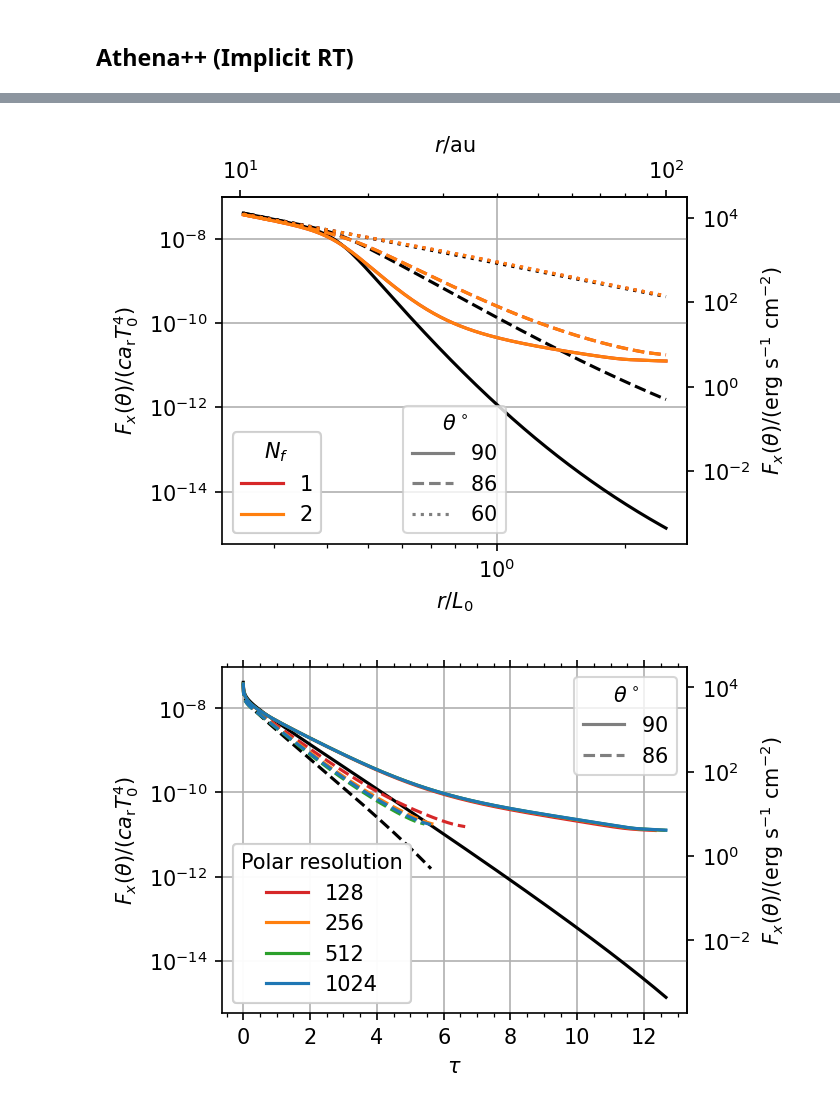
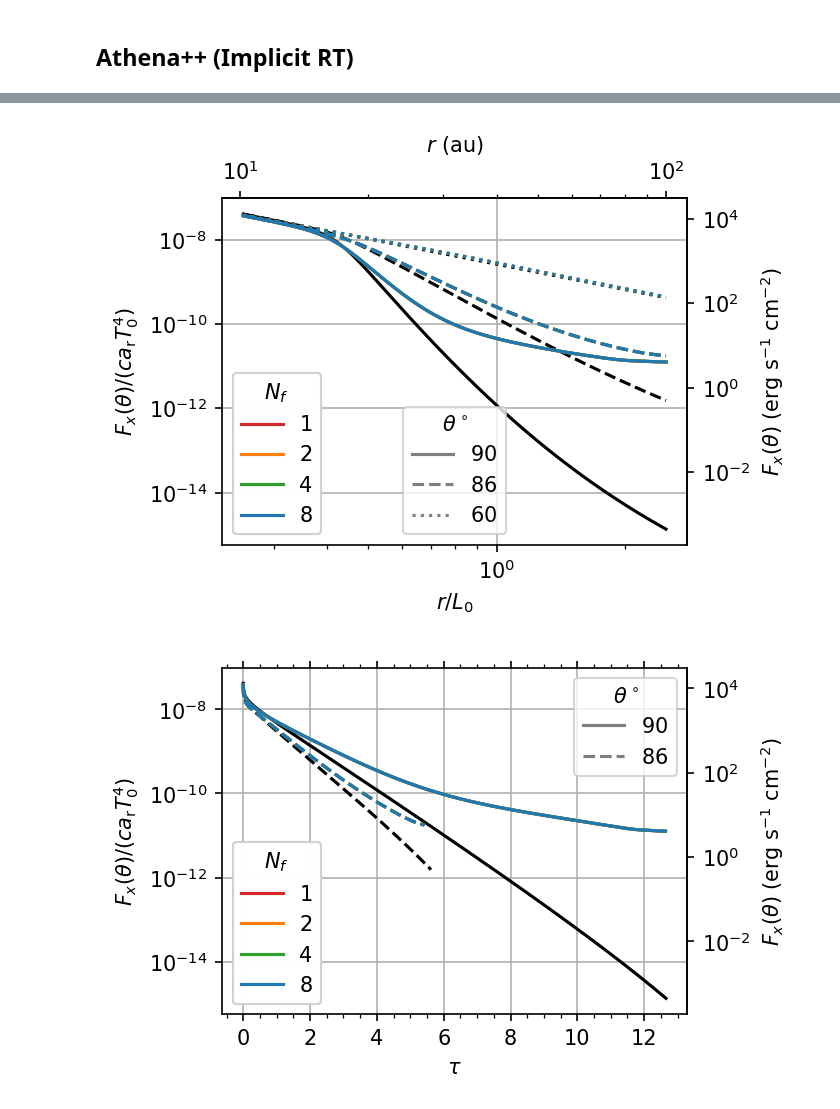
Before and after one commit to sabaronett/rad-hydro, a Jupyter notebook: athena/dev/yanfeij/const_opac_raytrace/implicit/mf_flux/MGRTHeat.ipynb, the cells around one changed output, grey strips where cells are left out. Drawn from its saved outputs; the diff is of its cells as text; code cells hidden in the pictures.

```diff
--- a/athena/dev/yanfeij/const_opac_raytrace/implicit/mf_flux/MGRTHeat.ipynb
+++ b/athena/dev/yanfeij/const_opac_raytrace/implicit/mf_flux/MGRTHeat.ipynb
@@ -577,7 +517,7 @@ tab_colors = ['tab:red', 'tab:orange', 'tab:green', 'tab:blue', 'tab:purple',
 theta_degs = [90, 86, 60]
 lss = ['solid', 'dashed', 'dotted']
 c_solns, ls_thetas = [], []
-runs = ['nfreq1', 'nfreq2']
+runs = ['nfreq1', 'nfreq2', 'nfreq4', 'nfreq8']
 ylim = (2e-3, 2e-2)
 
 # Read and plot Athena++ solutions
@@ -611,8 +551,8 @@ ax_r = ax.secondary_xaxis('top', functions=(r2au, r2au))
 ax_T = ax.secondary_yaxis('right', functions=(T2cgs, T2cgs))
 ax_r.minorticks_on()
 ax_T.minorticks_on()
-ax_r.set(xlabel=r'$r$/au')
-ax_T.set(ylabel=r'$T(\theta)$/K')
+ax_r.set(xlabel=r'$r$ (au)')
+ax_T.set(ylabel=r'$T(\theta)$ (K)')
 
 # Format (sub)plots
 ax.grid()
@@ -620,5 +560,5 @@ ax.minorticks_on()
 ax.set(xlabel=r'$r/L_0$', xscale='log', yscale='log', ylim=ylim,
        ylabel=r'$T(\theta)/T_0$')
 ax.tick_params(axis='both', which='both')
-# plt.savefig('figs/frame.jpg', bbox_inches='tight')
+# plt.savefig('filename.pdf', bbox_inches='tight', pad_inches=0.01)
 # %% [output]
@@ -631,7 +571,7 @@ tab_colors = ['tab:red', 'tab:orange', 'tab:green', 'tab:blue', 'tab:purple',
               'tab:brown', 'tab:pink', 'tab:gray', 'tab:olive', 'tab:cyan']
 lss = ['solid', 'dashdot', 'dashed', 'dotted', (0, (1, 5))]
 c_solns, ls_thetas = [], []
-runs = ['nfreq1', 'nfreq2']
+runs = ['nfreq1', 'nfreq2', 'nfreq4', 'nfreq8']
 
 # Read and plot Athena++ solutions
 for i, run in enumerate(runs):
@@ -659,8 +599,8 @@ ax_r = ax.secondary_xaxis('top', functions=(r2au, r2au))
 ax_T = ax.secondary_yaxis('right', functions=(T2cgs, T2cgs))
 ax_r.minorticks_on()
 ax_T.minorticks_on()
-ax_r.set(xlabel=r'$r$/au')
-ax_T.set(ylabel=r'$T_\mathrm{mid}$/K')
+ax_r.set(xlabel=r'$r$ (au)')
+ax_T.set(ylabel=r'$T_\mathrm{mid}$ (K)')
 
 # Format (sub)plots
 ax.grid()
@@ -668,5 +608,5 @@ ax.minorticks_on()
 ax.set(xlabel=r'$r/L_0$', xscale='log', yscale='log',
        ylabel=r'$T_\mathrm{mid}/T_0$')
 ax.tick_params(axis='both', which='both')
-# plt.savefig('figs/frame.jpg', bbox_inches='tight')
+# plt.savefig('filename.pdf', bbox_inches='tight', pad_inches=0.01)
 # %% [output]
@@ -680,7 +620,7 @@ tab_colors = ['tab:red', 'tab:orange', 'tab:green', 'tab:blue', 'tab:purple',
 theta_degs = [90, 86, 60]
 lss = ['solid', 'dashed', 'dotted']
 c_solns, ls_thetas = [], []
-runs = ['nfreq1', 'nfreq2']
+runs = ['nfreq1', 'nfreq2', 'nfreq4', 'nfreq8']
 
 for th, theta_deg in enumerate(theta_degs):
     # Plot analytic solution
@@ -700,7 +640,6 @@ for i, run in enumerate(runs):
   dtheta = (athinput['mesh']['x2max'] - athinput['mesh']['x2min'])\
            /athinput['mesh']['nx2']
   athdf = athena_read.athdf(f'{path}/athdf/{problem_id}.out1.00001.athdf')
-  t = athdf['Time']
   key = 'Fr01'
   if 'n_frequency' in athinput['radiation']:
     N_f = athinput['radiation']['n_frequency']
@@ -727,8 +666,8 @@ ax_r = ax.secondary_xaxis('top', functions=(r2au, r2au))
 ax_F = ax.secondary_yaxis('right', functions=(F2cgs, F2cgs))
 ax_r.minorticks_on()
 ax_F.minorticks_on()
-ax_r.set(xlabel=r'$r$/au')
-ax_F.set(ylabel=r'$F_x(\theta)$/(erg s$^{-1}$ cm$^{-2}$)')
+ax_r.set(xlabel=r'$r$ (au)')
+ax_F.set(ylabel=r'$F_x(\theta)$ (erg s$^{-1}$ cm$^{-2}$)')
 
 # Format (sub)plots
 ax.grid()
@@ -736,9 +675,9 @@ ax.minorticks_on()
 ax.set(xlabel=r'$r/L_0$', xscale='log', yscale='log',
        ylabel=r'$F_x(\theta)/(ca_\mathrm{r}T_0^4)$')
 ax.tick_params(axis='both', which='both')
-# plt.savefig('figs/frame.jpg', bbox_inches='tight')
+# plt.savefig('filename.pdf', bbox_inches='tight', pad_inches=0.01)
 # %% [output]
-[figure, old version]
+[figure, new version]
 # %%
 #===============================================================================
 problem_id = 'const_opac_raytrace'
@@ -748,7 +687,7 @@ tab_colors = ['tab:red', 'tab:orange', 'tab:green', 'tab:blue', 'tab:purple',
 theta_degs = [90, 86]
 lss = ['solid', 'dashed', 'dotted']
 c_solns, ls_thetas = [], []
-runs = ['128nx2', '256nx2', '512nx2', '1024nx2']
+runs = ['nfreq1', 'nfreq2', 'nfreq4', 'nfreq8']
 
 for th, theta_deg in enumerate(theta_degs):
     # Plot analytic solution
@@ -757,7 +696,7 @@ for th, theta_deg in enumerate(theta_degs):
     est = Fx_field_theo[j, :]
     ax.plot(tau_field_theo[j, :], est, color='black', ls=lss[th])
     ls_thetas.append(ax.plot([], [], color='tab:gray', ls=lss[th],
-                  label=rf'${theta_deg}$')[0])
+                     label=rf'${theta_deg}$')[0])
 
 # c_solns.append(ax.plot([], [], color='black', label='Analytic')[0])
 
@@ -768,36 +707,40 @@ for i, run in enumerate(runs):
   dtheta = (athinput['mesh']['x2max'] - athinput['mesh']['x2min'])\
            /athinput['mesh']['nx2']
   athdf = athena_read.athdf(f'{path}/athdf/{problem_id}.out1.00001.athdf')
   dtau = athdf['Sigma_a_0'][0]*np.diff(athdf['x1f'])
   tau_field = np.cumsum(dtau, axis=1)
-  Fx_field = athdf['Fr1'][0]
+  key = 'Fr01'
+  if 'n_frequency' in athinput['radiation']:
+    N_f = athinput['radiation']['n_frequency']
+    key = f'Fr0_{N_f-1}_1'
+  Fx_field = athdf[key][0]
 
   for th, theta_deg in enumerate(theta_degs):
     j = int(theta_deg/rad2deg/dtheta)
     ax.plot(tau_field[j, :], Fx_field[j, :], color=tab_colors[i], ls=lss[th])
 
-  c_solns.append(ax.plot([], [], color=tab_colors[i], label=run[:-3])[0])
+  c_solns.append(ax.plot([], [], color=tab_colors[i], label=run[5:])[0])
 
 
 # Plot ghost points for colorless line style and add legends
 ls_legend = plt.legend(title=r'$\theta^\circ$', handles=ls_thetas,
                        loc='upper right')
-color_legend = plt.legend(title='Polar resolution', handles=c_solns,
+color_legend = plt.legend(title=r'$N_f$', handles=c_solns,
                           loc='lower left')
 ax.add_artist(ls_legend)
 ax.add_artist(color_legend)
 
 # Format secondary axes in cgs
 ax_F = ax.secondary_yaxis('right', functions=(F2cgs, F2cgs))
 ax_F.minorticks_on()
-ax_F.set(ylabel=r'$F_x(\theta)$/(erg s$^{-1}$ cm$^{-2}$)')
+ax_F.set(ylabel=r'$F_x(\theta)$ (erg s$^{-1}$ cm$^{-2}$)')
 
 # Format (sub)plots
 ax.grid()
 ax.minorticks_on()
 ax.set(xlabel=r'$\tau$', yscale='log',
        ylabel=r'$F_x(\theta)/(ca_\mathrm{r}T_0^4)$')
 ax.tick_params(axis='both', which='both', top=True)
-# plt.savefig('figs/frame.jpg', bbox_inches='tight')
+# plt.savefig('filename.pdf', bbox_inches='tight', pad_inches=0.01)
 # %% [output]
-[figure, old version]
+[figure, new version]
```
Also changed, not shown: parts of 6 cells of this notebook.
